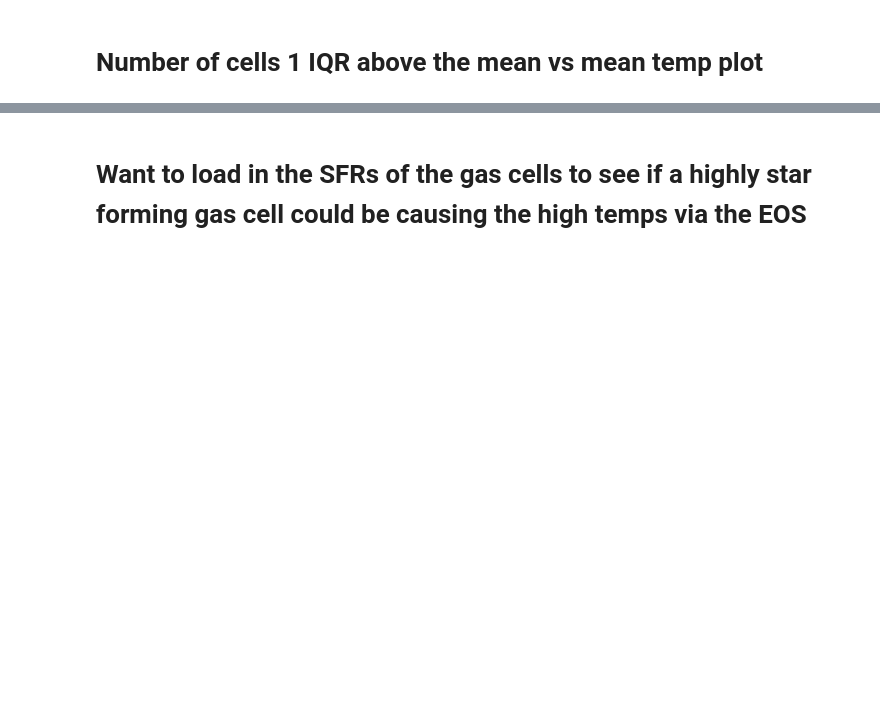
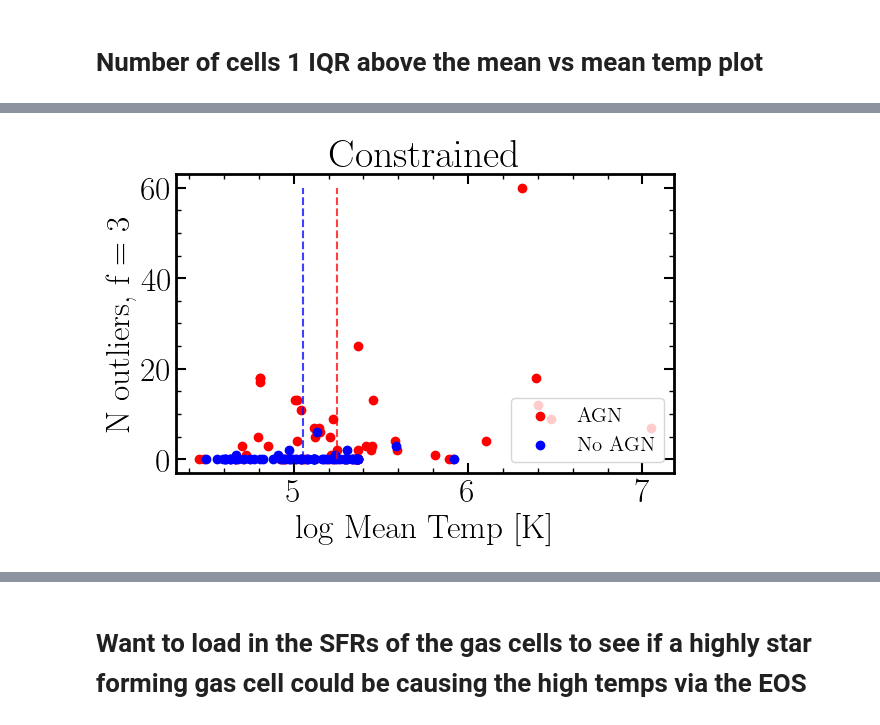
Before and after one commit to khojonat/LtU_Accretion, a Jupyter notebook: Gas_Temps.ipynb, the cells around one changed output, grey strips where cells are left out. Drawn from its saved outputs; the diff is of its cells as text; code cells hidden in the pictures; blank space fills up the shorter version.

```diff
--- a/Gas_Temps.ipynb
+++ b/Gas_Temps.ipynb
@@ -206,11 +216,47 @@ plt.savefig(f'Plots/Temps/N_T_f{f}.png')
+# %%
+sim = 'Constrained' # 'Zooms' # 'Small_Uniform' #
+
+Bondi = [0,1,2,3]
+ff = [4,5,6,7]
+mod = [8,9,10,11]
+AGN = [0,1,4,5,8,9]
+noAGN = [2,3,6,7,10,11]
+
+if sim == 'Constrained':
+
+    stellar = [1,3,5,7,9,11]
+    nostellar = [0,2,4,6,8,10]
+
+elif sim == 'Zooms':
+
+    stellar = [0,2,4,7,8,11]
+    nostellar = [1,3,5,6,9,10]
+
+elif sim == 'Small_Uniform':
+
+    stellar = [1,3,5,7,9,11]
+    nostellar = [0,2,4,6,8,10]
 # %%
-sim = 'Constrained'
+plt.title(f'{sim}')
+plt.scatter(Mean_temps['C'][AGN],G1_IQR['C'][AGN],color='red',label='AGN')
+plt.scatter(Mean_temps['C'][noAGN],G1_IQR['C'][noAGN],color='blue',label='No AGN')
+plt.vlines(np.mean(Mean_temps['C'][AGN]),np.min(G1_IQR['C'][AGN]),np.max(G1_IQR['C'][AGN]),
+           color='red',ls='--',alpha=0.75)
+plt.vlines(np.mean(Mean_temps['C'][noAGN]),np.min(G1_IQR['C'][AGN]),np.max(G1_IQR['C'][AGN]),
+           color='blue',ls='--',alpha=0.75)
 
-plt.scatter(Mean_temps_C,G1_IQR_C,color='blue',label=f'{sim}')
+# plt.hlines(np.mean(G1_IQR['C'][AGN]),np.min(Mean_temps['C'][AGN]),np.max(Mean_temps['C'][AGN]),
+#            color='red',ls='--',alpha=0.75)
+# plt.hlines(np.mean(G1_IQR['C'][noAGN]),np.min(Mean_temps['C'][AGN]),np.max(Mean_temps['C'][AGN]),
+#            color='blue',ls='--',alpha=0.75)
+
 plt.xlabel('log Mean Temp [K]')
 plt.ylabel(f'N outliers, f = {f}') # Outliers: f * IQR above mean temp
-plt.yscale('log')
+# plt.yscale('log')
+# plt.ylim(-0.1,100)
 plt.legend(fontsize=15,loc=4)
 
 plt.tight_layout()
-plt.savefig(f'Plots/Temps/N_T_f{f}_{sim}.png')
+plt.savefig(f'Plots/Temps/N_T_f{f}_{sim}_AGN.png')
+# %% [output]
+[figure, added]
```
Also changed, not shown: parts of 39 cells of this notebook, 2 other files.
